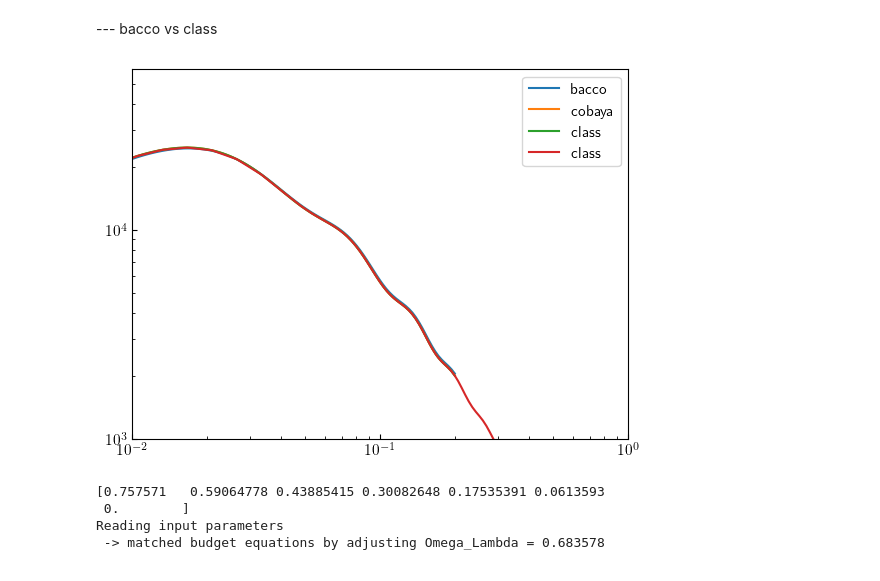
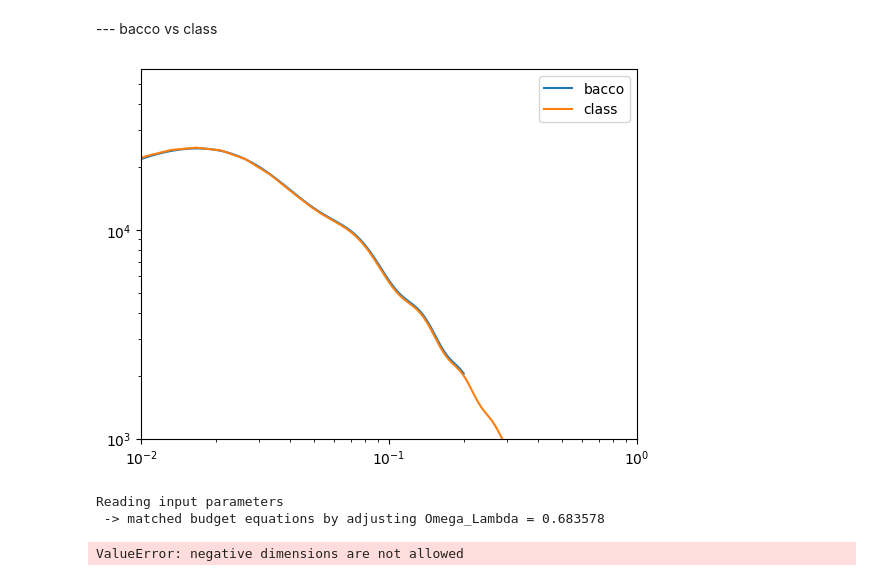
Before and after one commit to fverd/cobaya, a Jupyter notebook: FRA/test-class-Pk.ipynb, the cells around one changed output. Saved outputs shown, nothing was run; the diff lists cells and outputs as text; code cells hidden in the pictures.

```diff
--- a/FRA/test-class-Pk.ipynb
+++ b/FRA/test-class-Pk.ipynb
@@ -125,21 +125,21 @@ PL_class = model_pbj.provider.get_Pk_interpolator(nonlinear=False).P(0.,kcut*h)*
 # %%
 %matplotlib inline
 plt.loglog(kcut,PL_bacco, label='bacco')
-plt.loglog(kcut,PL_class, label='cobaya')
-plt.loglog(kL,Pk_cb_class, label='class')
+# plt.loglog(kcut,PL_class, label='cobaya')
+# plt.loglog(kL,Pk_cb_class, label='class')
 plt.loglog(kk,Pkatk[:,-1]*h**3, label='class')
 
 plt.xlim([1.e-2,1])
 plt.ylim([1.e3,None])
 plt.legend()
 plt.show()
 # %% [output]
-[figure, old version]
+[figure, new version]
 # %%
 from classy import Class
 
 CDMcosmo = Class()
-CDMcosmo.set({'h': 0.67, 'omega_b': 0.022, 'omega_cdm': 0.12, 'A_s': 2.0989031673191437e-09, 'n_s': 0.96, 'tau_reio': 0.0925, 'N_ncdm': 0.0, 'N_ur': 3.046, 'non_linear': 'none', 'input_verbose': 3, 'output': 'mPk', 'P_k_max_1/Mpc': 50, 'z_pk': '0.61 0.38 0'})
+CDMcosmo.set({'h': 0.67, 'omega_b': 0.022, 'omega_cdm': 0.12, 'A_s': 2.0989031673191437e-09, 'n_s': 0.96, 'tau_reio': 0.0925, 'N_ncdm': 0.0, 'N_ur': 3.046, 'non_linear': 'none', 'input_verbose': 3, 'output': 'lCl tCl mPk pCl', 'P_k_max_1/Mpc': 50, 'z_pk': '0.61 0.38 0'})
 
 CDMcosmo.compute()
 
@@ -150,10 +150,9 @@ for kk in kL:
 Pkatk, kk , zz = CDMcosmo.get_pk_and_k_and_z(nonlinear=False, h_units=True)
 print(zz)
 # %% [output]
-[0.757571   0.59064778 0.43885415 0.30082648 0.17535391 0.0613593
- 0.        ]
 Reading input parameters
  -> matched budget equations by adjusting Omega_Lambda = 0.683578
+ValueError: negative dimensions are not allowed
 # %%
 %%capture
 import baccoemu
```
Also changed, not shown: parts of 2 cells of this notebook, 2 other files.
